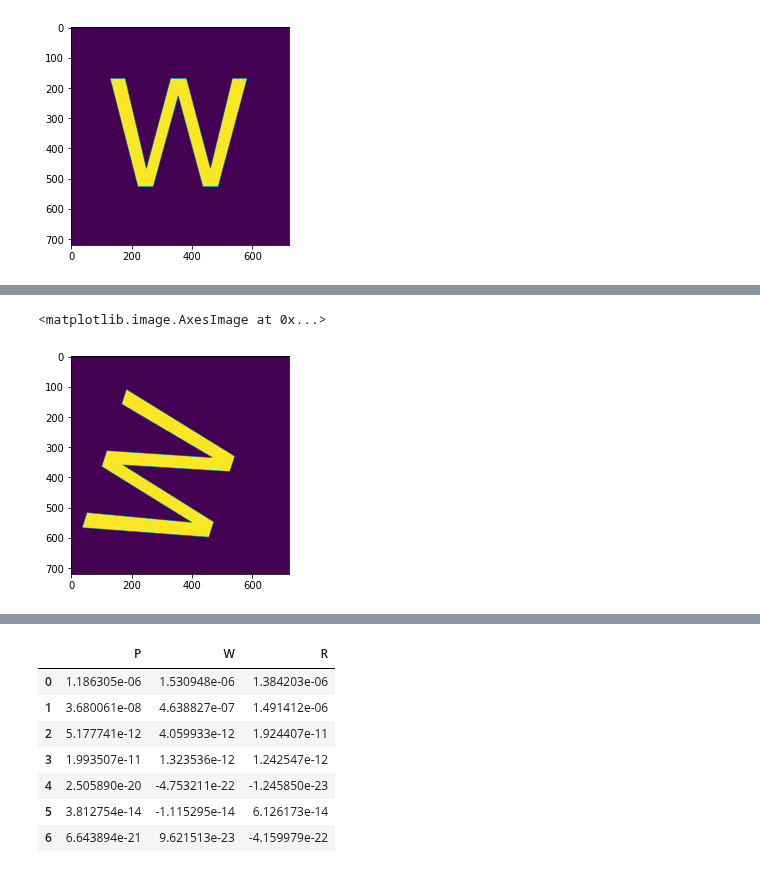
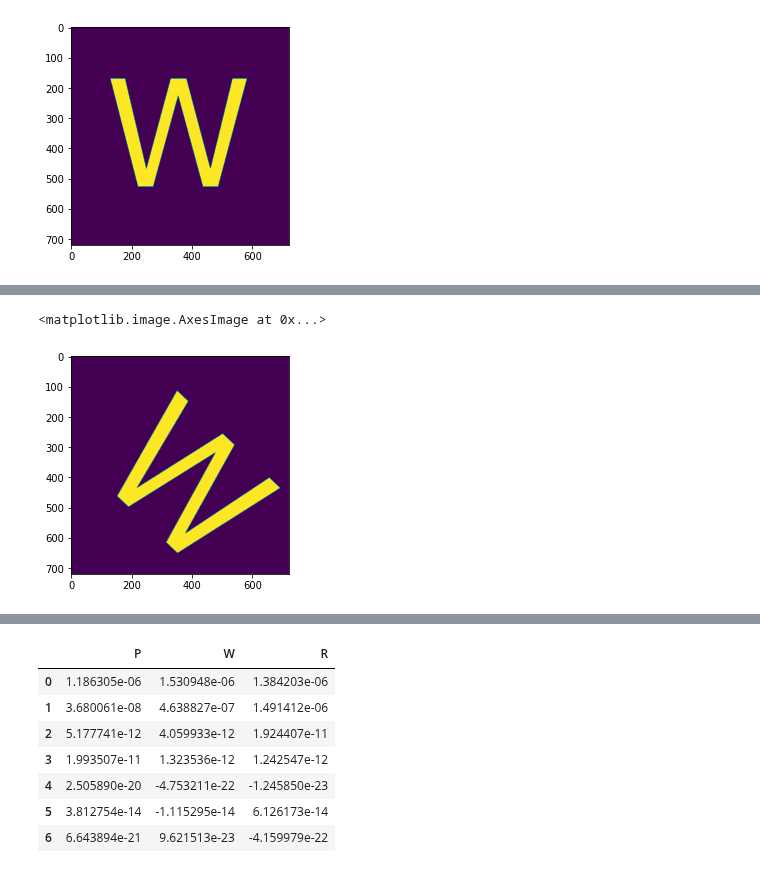
Before and after one commit to oscarteeninga/Metody-Rozpoznawania-Obrazow, a Jupyter notebook: lab1/lab1.ipynb, the cells around one changed output, grey strips where cells are left out. Drawn from its saved outputs; the diff is of its cells as text; code cells hidden in the pictures.

```diff
--- a/lab1/lab1.ipynb
+++ b/lab1/lab1.ipynb
@@ -52,8 +58,8 @@ plt.imshow(P_cs[0])
 # %%
-plt.imshow(W_cs[0])
+plt.imshow(W_cs[8])
 # %% [output]
 <matplotlib.image.AxesImage at 0x...>
-[figure, old version]
+[figure, new version]
 # %%
 plt.imshow(R_cs[9])
 # %% [output]
```
Also changed, not shown: parts of 31 cells of this notebook, 3 other files.
